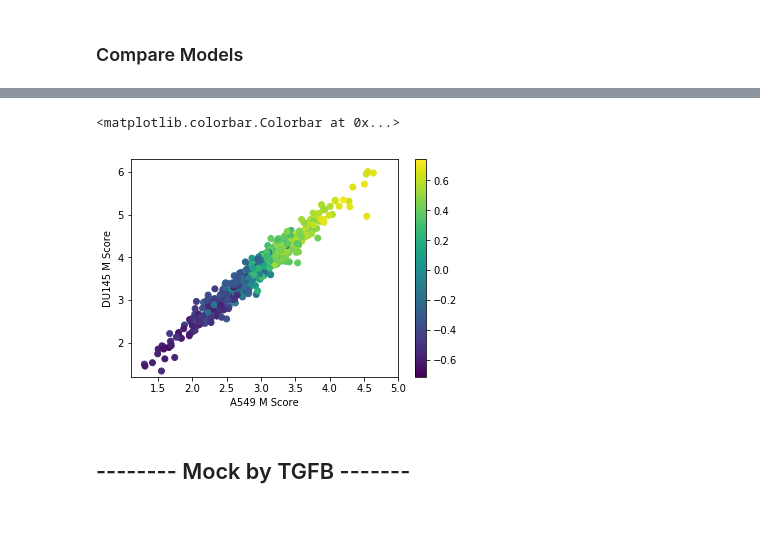
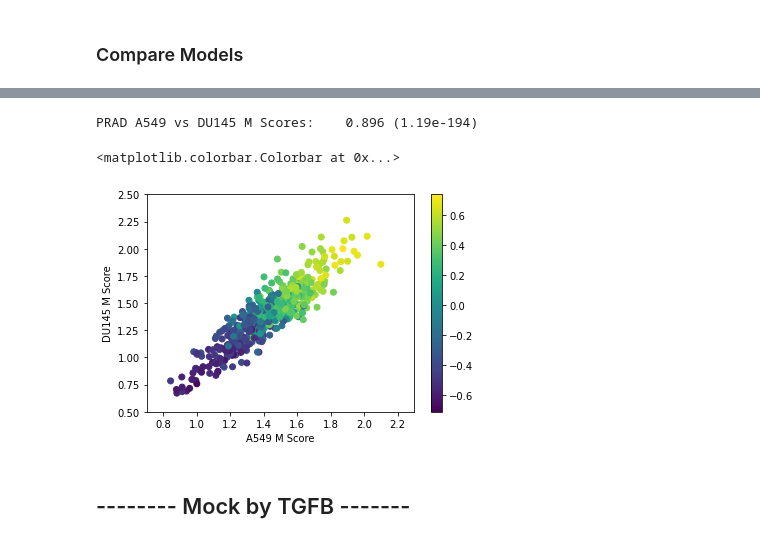
Before and after one commit to panchyni/gsNMF, a Jupyter notebook: Figures.ipynb, the cells around one changed output, grey strips where cells are left out. Saved outputs shown, nothing was run; the diff lists cells and outputs as text; code cells hidden in the pictures.

```diff
--- a/Figures.ipynb
+++ b/Figures.ipynb
@@ -1011,13 +1054,13 @@ print(np.shape(PRAD_by_DU145_filter_values_M_array))
 # %%
 # Make refit model
-model_E_refit = NMF(n_components=2, init='random', random_state=1001)
+model_E_refit = NMF(n_components=2, init='random', random_state=1001,tol=1e-9,max_iter=2500)
 
 # E data: Train model
 DU145_W_E_refit_for_PRAD = model_E_refit.fit_transform(array_DU145_by_PRAD_Evalues_filter)
 PRAD_by_DU145_fit_E = model_E_refit.transform(PRAD_by_DU145_filter_values_E_array)
 
 # Make refit model
-model_M_refit = NMF(n_components=2, init='random', random_state=1001)
+model_M_refit = NMF(n_components=2, init='random', random_state=1001,tol=1e-9,max_iter=2500)
 
 # M data: Train model
 DU145_W_M_refit_for_PRAD = model_M_refit.fit_transform(array_DU145_by_PRAD_Mvalues_filter)
@@ -1132,6 +1181,12 @@ with open('array_A549_by_PRAD_Mvalues_filter.pkl', 'rb') as handle:
 
 with open('PRAD_by_A549_filter_values_M_array.pkl', 'rb') as handle:
     PRAD_by_A549_filter_values_M_array = pickle.load(handle)
+# %%
+# Scale and remove min
+PRAD_by_A549_filter_values_E_array_scale = scale(PRAD_by_A549_filter_values_E_array.astype(float),0)
+PRAD_by_A549_filter_values_M_array_scale = scale(PRAD_by_A549_filter_values_M_array.astype(float),0)
+PRAD_by_A549_filter_values_E_array = PRAD_by_A549_filter_values_E_array_scale - np.amin(PRAD_by_A549_filter_values_E_array_scale)
+PRAD_by_A549_filter_values_M_array = PRAD_by_A549_filter_values_M_array_scale - np.amin(PRAD_by_A549_filter_values_M_array_scale)
 # %%
 print(np.shape(array_A549_by_PRAD_Mvalues_filter))
 print(np.shape(PRAD_by_A549_filter_values_M_array))
@@ -1141,13 +1196,13 @@ print(np.shape(PRAD_by_A549_filter_values_M_array))
 # %%
 # Make refit model
-model_E_refit = NMF(n_components=2, init='random', random_state=1001)
+model_E_refit = NMF(n_components=2, init='random', random_state=1001,tol=1e-6,max_iter=500)
 
 # E data: Train model
 A549_W_E_refit_for_PRAD = model_E_refit.fit_transform(array_A549_by_PRAD_Evalues_filter)
 PRAD_by_A549_fit_E = model_E_refit.transform(PRAD_by_A549_filter_values_E_array)
 
 # Make refit model
-model_M_refit = NMF(n_components=2, init='random', random_state=1001)
+model_M_refit = NMF(n_components=2, init='random', random_state=1001,tol=1e-6,max_iter=500)
 
 # M data: Train model
 A549_W_M_refit_for_PRAD = model_M_refit.fit_transform(array_A549_by_PRAD_Mvalues_filter)
@@ -1200,7 +1255,7 @@ PRAD_previous_values = [ln.strip() for ln in open("PRAD_Annot_Table.sample_names
 PRAD_prev_values_dict = fm.PreviousValues_Lines2Dict(PRAD_previous_values)
 # %%
 # Align model with previous scores
-output = fm.AlignScores (PRAD_sample_names, PRAD_prev_values_dict, PRAD_by_A549_fit_E[:,1], PRAD_by_A549_fit_M[:,1], PRAD_by_DU145_fit_E[:,1], PRAD_by_DU145_fit_M[:,1])
+output = fm.AlignScores (PRAD_sample_names, PRAD_prev_values_dict, PRAD_by_A549_fit_E[:,0], PRAD_by_A549_fit_M[:,1], PRAD_by_DU145_fit_E[:,0], PRAD_by_DU145_fit_M[:,1])
 
 PRAD_by_A549_Escore = output[0]
 PRAD_by_A549_Mscore = output[1]
@@ -1298,20 +1368,23 @@ PRAD Original vs DU145 M Scores:        0.858 (7.38e-160)
+# %%
+PRAD_A549vsDU145_M_corr, PRAD_A549vsDU145_M_pv = sp.stats.pearsonr(PRAD_by_A549_Mscore,PRAD_by_DU145_Mscore)
+print("PRAD A549 vs DU145 M Scores:\t" + "{:.3}".format(PRAD_A549vsDU145_M_corr) + " (" + "{:.3}".format(PRAD_A549vsDU145_M_pv) + ")" )
+# %% [output]
+PRAD A549 vs DU145 M Scores:    0.896 (1.19e-194)
 # %%
 # spike in color balancing point
 PRAD_by_DU145_Mscore.extend([0,0])
 PRAD_by_A549_Mscore.extend([0,0])
 PRAD_previous_Mscore.extend([-0.714553652765244,0.74104974316114])
 
 sc = plt.scatter(PRAD_by_A549_Mscore,PRAD_by_DU145_Mscore,c=PRAD_previous_Mscore)
-plt.xlim([1.1, 5.0])
-plt.ylim([1.2, 6.3])
+plt.xlim([0.7, 2.3])
+plt.ylim([0.5, 2.5])
 plt.xlabel("A549 M Score")
 plt.ylabel("DU145 M Score")
 plt.colorbar(sc)
-#plt.savefig("PRAD_M_AllThreeMeasures.png")
-#plt.savefig("Figure4_PanelC_PRAD_M_AllThreeMeasures.pdf")
 # %% [output]
 <matplotlib.colorbar.Colorbar at 0x...>
-[figure, old version]
+[figure, new version]
 # %% [markdown]
 ## -------- Mock by TGFB -------
 # %% [markdown]
```
Also changed, not shown: parts of 245 cells of this notebook, 39 other files.
